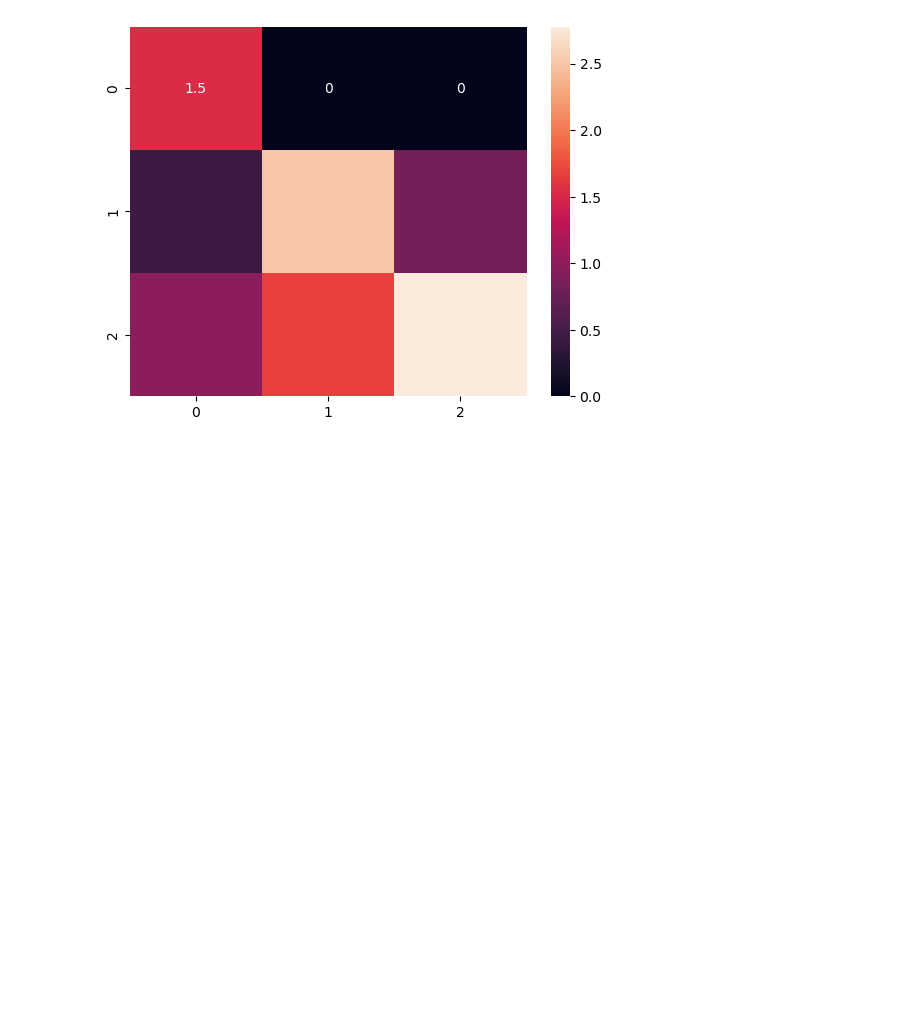
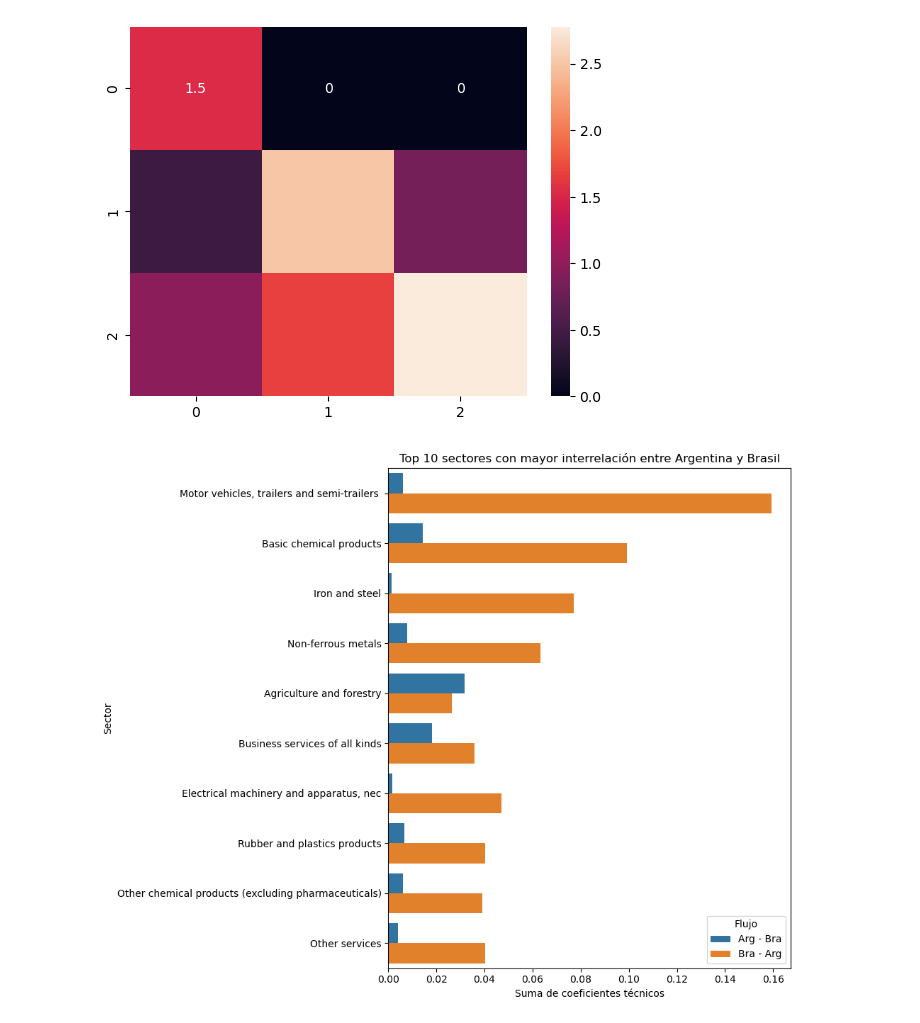
Before and after one commit to nicoazzoni/Maestr-a---Trabajo-Pr-ctico--Leontief-, a Jupyter notebook: hoja_borrador.ipynb, the cells around one changed output. Saved outputs shown, nothing was run; the diff lists cells and outputs as text; code cells hidden in the pictures; blank space fills up the shorter version.

```diff
--- a/hoja_borrador.ipynb
+++ b/hoja_borrador.ipynb
@@ -156,3 +156,30 @@ A_11 = calcularCoeficientes(Z_11, P1)
 A_12 = calcularCoeficientes(Z_12, P2)
 A_21 = calcularCoeficientes(Z_21, P1)
 A_22 = calcularCoeficientes(Z_22, P2)
+# %%
+#Buscamos el gráfico para poder mostrar la relación entre los paises.
+
+inter_A_12 = A_12.sum(axis=1)
+inter_A_21 = A_21.sum(axis=1)
+
+nombre_sector = data["Sector"][0:40]
+
+df_inter_top10 = pd.DataFrame({
+    "Sector": nombre_sector.values,
+    "Arg - Bra": inter_A_12,
+    "Bra - Arg": inter_A_21,
+    "Total":inter_A_12 + inter_A_21
+}).nlargest(10, "Total")
+# %%
+df_melted = df_inter_top10.melt(id_vars='Sector', value_vars=['Arg - Bra', 'Bra - Arg'],
+                                 var_name='Flujo', value_name='Interrelacion')
+
+plt.figure(figsize=(10, 8))
+sns.barplot(data=df_melted, y='Sector', x='Interrelacion', hue='Flujo', orient='h')
+plt.title('Top 10 sectores con mayor interrelación entre Argentina y Brasil')
+plt.xlabel('Suma de coeficientes técnicos')
+plt.ylabel('Sector')
+plt.tight_layout()
+plt.show()
+# %% [output]
+[figure, added]
```
Also changed, not shown: 1 other file.
